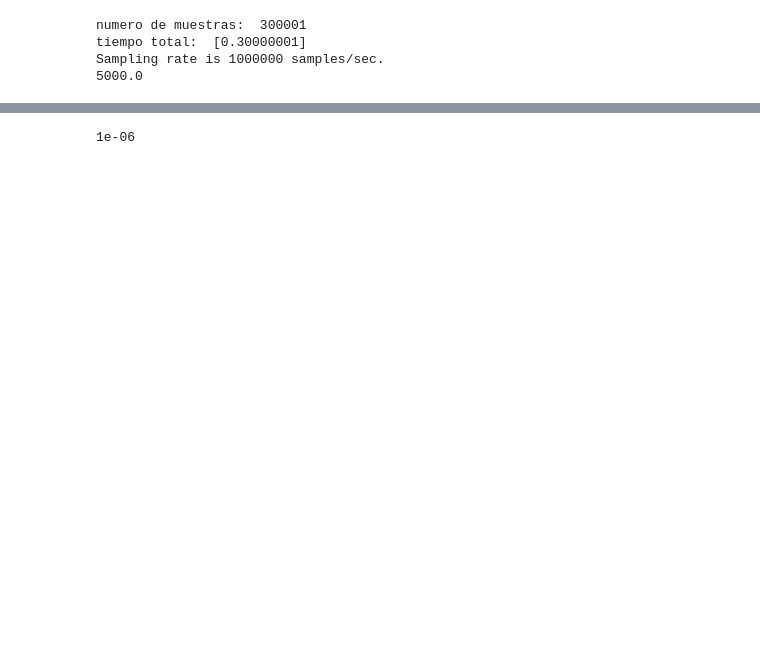
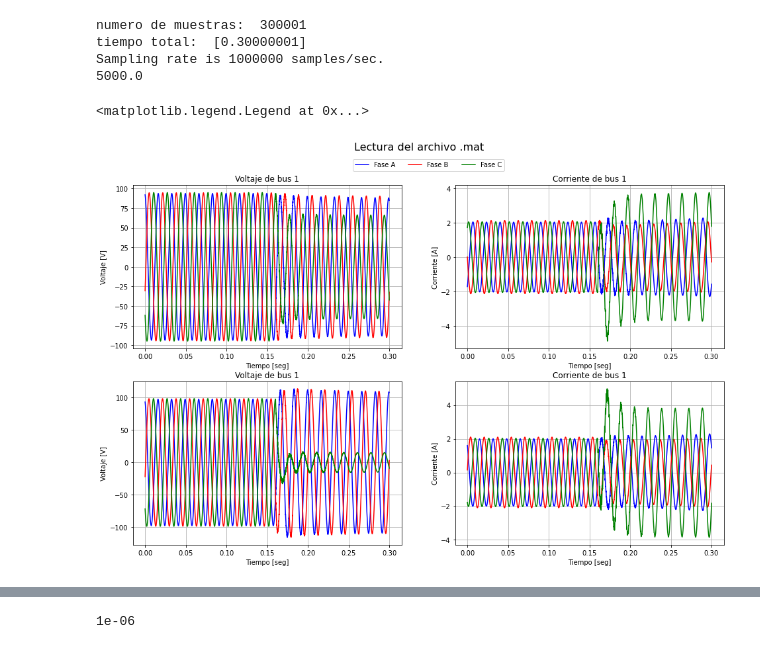
Before and after one commit to andresenrique08/Virtual_Relay_Course, a Jupyter notebook: TC2/Read_mat.ipynb, the cells around one changed output, grey strips where cells are left out. Saved outputs shown, nothing was run; the diff lists cells and outputs as text; code cells hidden in the pictures; blank space fills up the shorter version.

```diff
--- a/TC2/Read_mat.ipynb
+++ b/TC2/Read_mat.ipynb
@@ -72,3 +66,69 @@ numero de muestras:  300001
 tiempo total:  [0.30000001]
 Sampling rate is 1000000 samples/sec.
 5000.0
+# %%
+import numpy as np
+from matplotlib import pyplot as plt
+
+# Reading voltaje and currents
+voltages_bus1 = np.empty(([len(time),3]))
+currents_bus1 = np.empty(([len(time),3]))
+
+voltages_bus2 = np.empty(([len(time),3]))
+currents_bus2 = np.empty(([len(time),3]))
+
+col=0
+for i in ['a','b','c']:
+    voltages_bus1[:,col] = mat['vVt1'+i].ravel()
+    currents_bus1[:,col] = mat['iCt1'+i].ravel()
+    voltages_bus2[:,col] = mat['vVt2'+i].ravel()
+    currents_bus2[:,col] = mat['iCt2'+i].ravel()
+    col=col+1
+
+
+f, axarr = plt.subplots(2, 2, figsize =(16, 10))
+f.suptitle('Lectura del archivo .mat', y=0.97, fontsize=16)
+
+
+
+axarr[0,0].plot(time, voltages_bus1[:,0], 'b-', label='Fase A')
+axarr[0,0].plot(time, voltages_bus1[:,1], 'r-', label='Fase B')
+axarr[0,0].plot(time, voltages_bus1[:,2], 'g-', label='Fase C')
+axarr[0,0].set_xlabel('Tiempo [seg]')
+axarr[0,0].set_ylabel('Voltaje [V]')
+axarr[0,0].grid()
+#axarr[0,0].legend()
+axarr[0,0].set_title('Voltaje de bus 1')
+
+axarr[0,1].plot(time, currents_bus1[:,0], 'b-', label='Fase A')
+axarr[0,1].plot(time, currents_bus1[:,1], 'r-', label='Fase B')
+axarr[0,1].plot(time, currents_bus1[:,2], 'g-', label='Fase C')
+axarr[0,1].set_xlabel('Tiempo [seg]')
+axarr[0,1].set_ylabel('Corriente [A]')
+axarr[0,1].grid()
+#axarr[0,1].legend()
+axarr[0,1].set_title('Corriente de bus 1')
+
+axarr[1,0].plot(time, voltages_bus2[:,0], 'b-', label='Fase A')
+axarr[1,0].plot(time, voltages_bus2[:,1], 'r-', label='Fase B')
+axarr[1,0].plot(time, voltages_bus2[:,2], 'g-', label='Fase C')
+axarr[1,0].set_xlabel('Tiempo [seg]')
+axarr[1,0].set_ylabel('Voltaje [V]')
+axarr[1,0].grid()
+#axarr[1,0].legend()
+axarr[1,0].set_title('Voltaje de bus 1')
+
+axarr[1,1].plot(time, currents_bus2[:,0], 'b-', label='Fase A')
+axarr[1,1].plot(time, currents_bus2[:,1], 'r-', label='Fase B')
+axarr[1,1].plot(time, currents_bus2[:,2], 'g-', label='Fase C')
+axarr[1,1].set_xlabel('Tiempo [seg]')
+axarr[1,1].set_ylabel('Corriente [A]')
+axarr[1,1].grid()
+#axarr[1,1].legend()
+axarr[1,1].set_title('Corriente de bus 1')
+
+labels = ['Fase A', 'Fase B', 'Fase C']
+f.legend(axarr[1,1].get_lines(), labels, ncol=3, bbox_to_anchor=(0.54, 0.87))
+# %% [output]
+<matplotlib.legend.Legend at 0x...>
+[figure, added]
```
Also changed, not shown: parts of 6 cells of this notebook, 2 other files.
